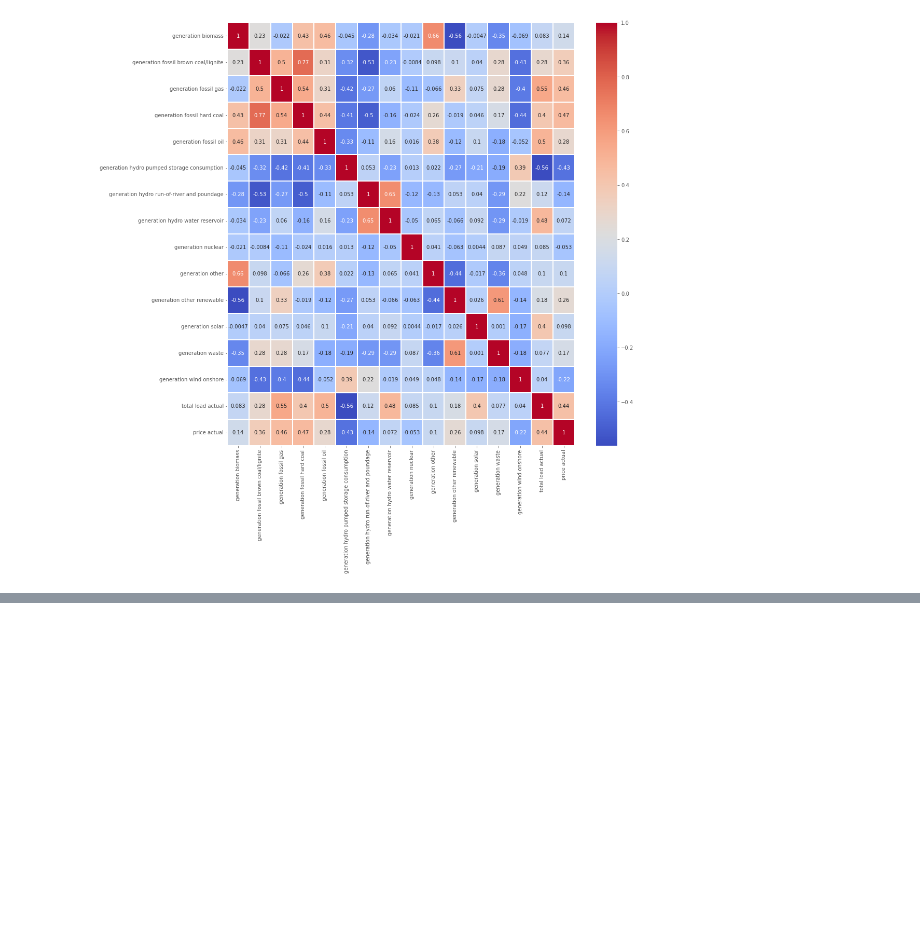
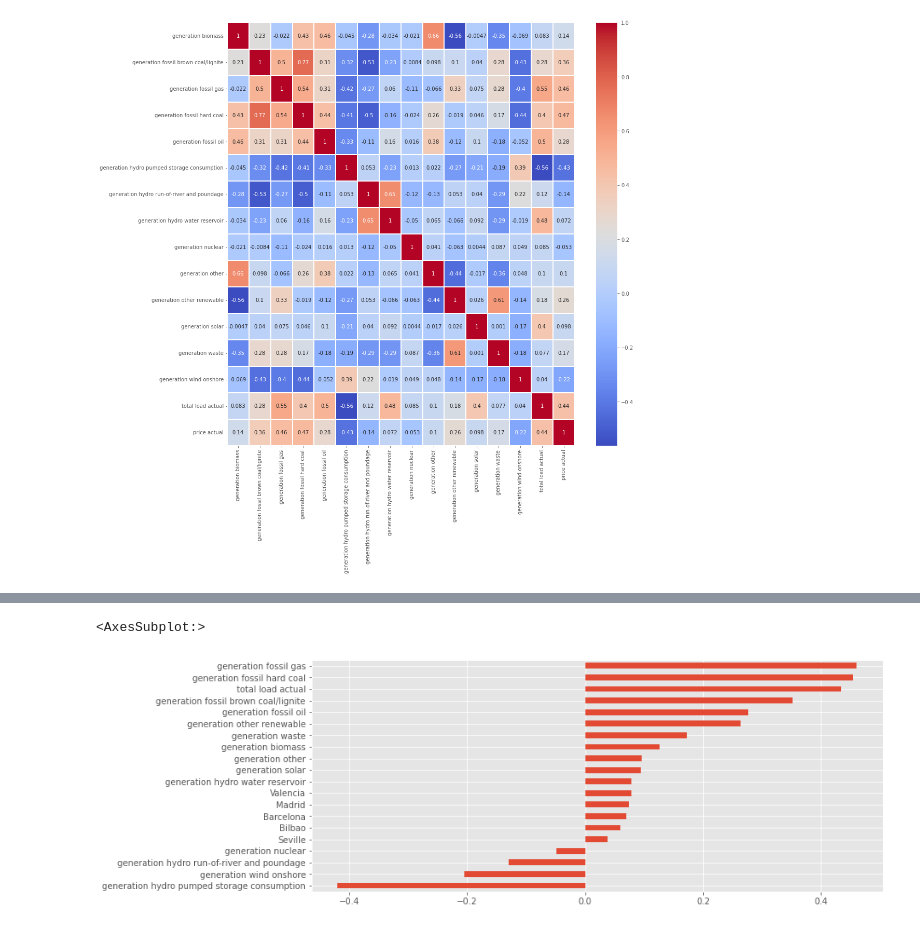
Before and after one commit to KishenSharma6/EnergyPricePredictor, a Jupyter notebook: Notebooks/EDA/EnergyDataEDA.ipynb, the cells around one changed output, grey strips where cells are left out. Drawn from its saved outputs; the diff is of its cells as text; code cells hidden in the pictures; blank space fills up the shorter version.

```diff
--- a/Notebooks/EDA/EnergyDataEDA.ipynb
+++ b/Notebooks/EDA/EnergyDataEDA.ipynb
@@ -185,0 +200,17 @@ plt.show()
+# %%
+#fix trailing/leading whitespaces in cityname
+clean_weather['city_name']= clean_weather['city_name'].apply(lambda x: x.strip())
+# %%
+#Create list of dataframes of city_name temps to merge
+d= []
+for index, city in enumerate(clean_weather.city_name.unique()):
+    temp= pd.DataFrame(data= clean_weather.loc[clean_weather["city_name"] == city, "temp"],)
+    temp.columns= [city]
+    d.append(temp)
+# %%
+for i in range(len(d)):
+    if i <= 1:
+        temp_merge= pd.merge(d[i-1], d[i], how= "inner", left_index=True, right_index=True)
+    else:
+        temp_merge= pd.merge(temp_merge, d[i], how= "inner", left_index=True, right_index=True)
+temp_merge
@@ -185,0 +232,3 @@ plt.show()
+# %%
+final_df= pd.merge(clean_energy, temp_merge, how= "left", left_index=True, right_index=True)
+final_df.head()
@@ -185,0 +242,10 @@ plt.show()
+# %%
+#View Correlation matrix with temperature data added into dataset
+corrMatrix = final_df.corr()
+
+#sort and remove price actual/price day ahead cols
+f, ax= plt.subplots(figsize= (12,5))
+corrMatrix["price actual"].sort_values()[:-2].plot(kind= "barh")
+# %% [output]
+<AxesSubplot:>
+[figure, added]
```
Also changed, not shown: parts of 14 cells of this notebook.
